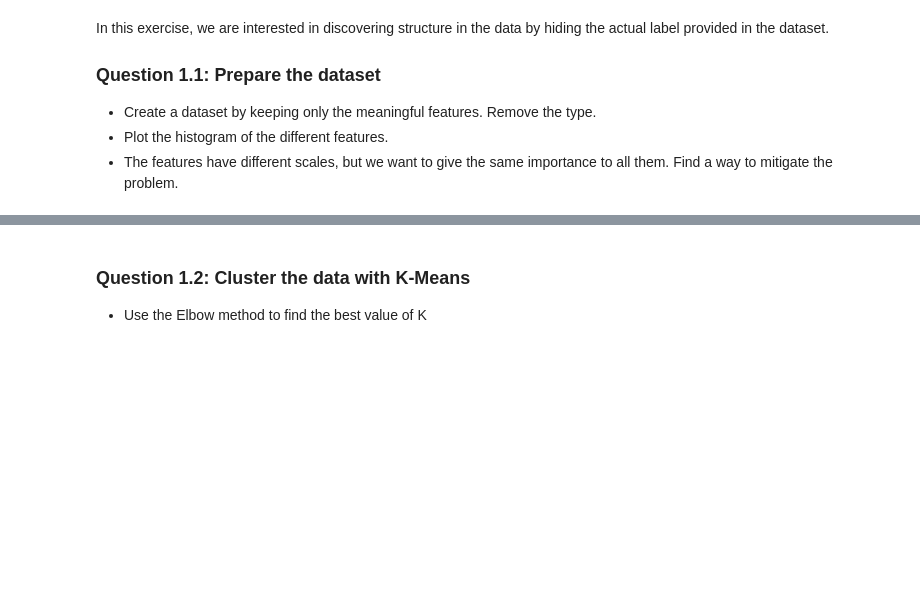
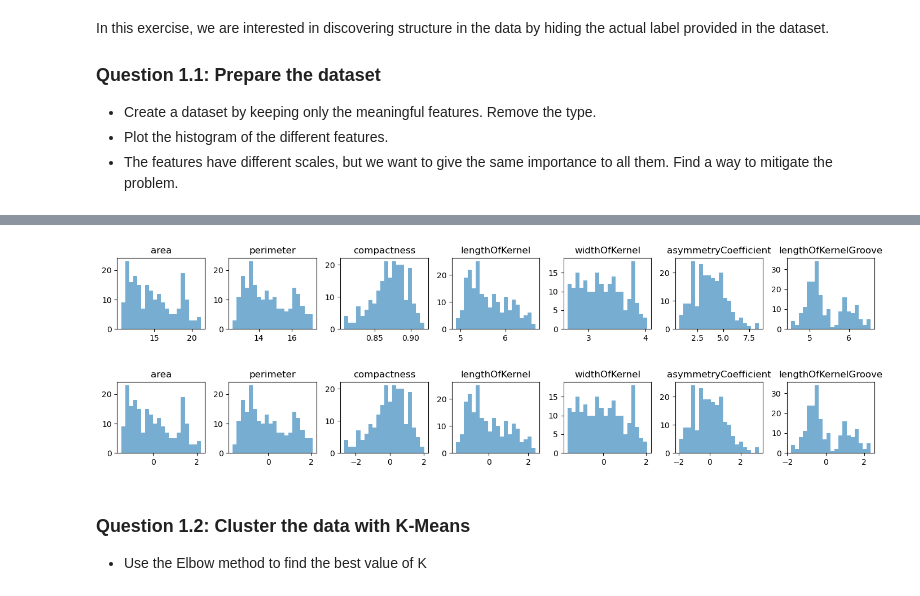
Before and after one commit to PabloVallbona/ADA2025, a Jupyter notebook: Exercises/08 - Learning from data - Unsupervised learning/Unsupervised_Learning.ipynb, the cells around one changed output, grey strips where cells are left out. Saved outputs shown, nothing was run; the diff lists cells and outputs as text; code cells hidden in the pictures; blank space fills up the shorter version.

```diff
--- a/Exercises/08 - Learning from data - Unsupervised learning/Unsupervised_Learning.ipynb
+++ b/Exercises/08 - Learning from data - Unsupervised learning/Unsupervised_Learning.ipynb
@@ -381,0 +377,11 @@ for feature in features:
+# %%
+fig, ax = plt.subplots(1, len(seeds.columns), figsize = (14,2))
+
+for i, col in enumerate(seeds.columns):
+    ax[i].hist(seeds[col], bins = 20,alpha = 0.6)
+    ax[i].set_title(col)
+
+plt.tight_layout()
+plt.show()
+# %% [output]
+[figure, added]
@@ -382,3 +391,14 @@ for feature in features:
+# %%
+fig, ax = plt.subplots(1, len(scaled_seeds_df.columns), figsize = (14,2))
+
+for i, col in enumerate(scaled_seeds_df.columns):
+    ax[i].hist(scaled_seeds_df[col], bins = 20,alpha = 0.6)
+    ax[i].set_title(col)
+
+plt.tight_layout()
+plt.show()
+# %% [output]
+[figure, added]
 # %% [markdown]
 ### Question 1.2: Cluster the data with K-Means
 
```
Also changed, not shown: parts of 12 cells of this notebook, 2 other files.
